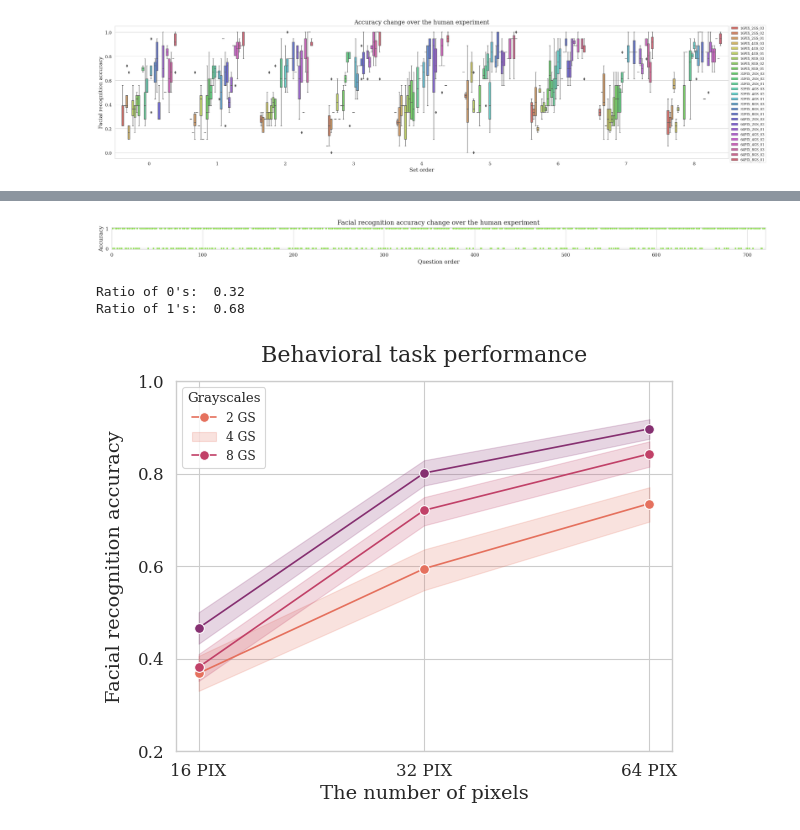
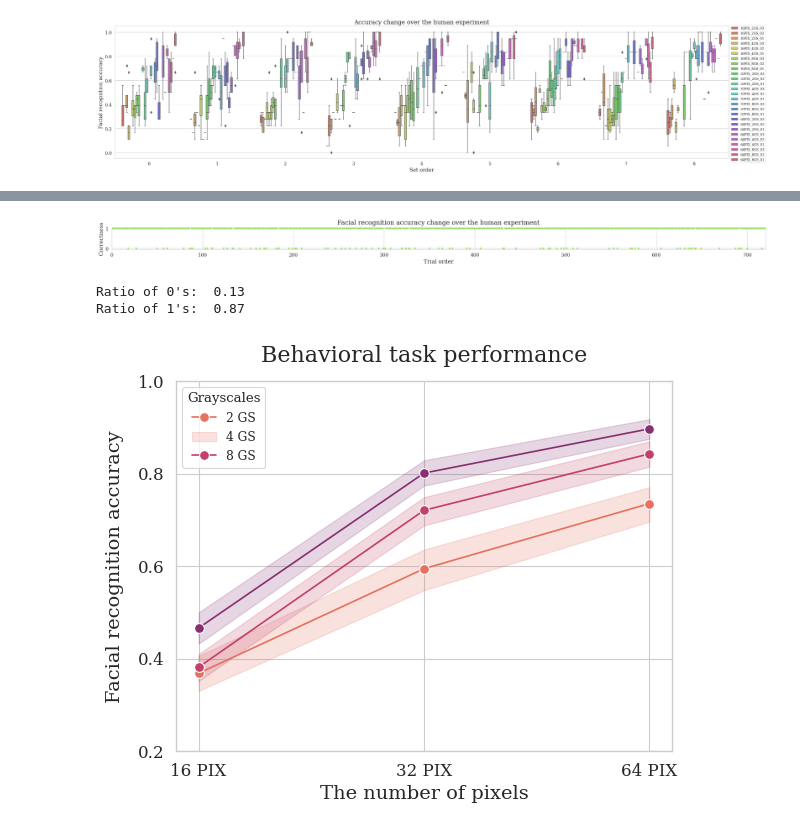
Before and after one commit to namin-an/BionicEye, a Jupyter notebook: Notebooks/Visualization.ipynb, the cells around one changed output, grey strips where cells are left out. Drawn from its saved outputs; the diff is of its cells as text; code cells hidden in the pictures.

```diff
--- a/Notebooks/Visualization.ipynb
+++ b/Notebooks/Visualization.ipynb
@@ -206,7 +227,17 @@ test_loader = DataLoader(KFaceDataset, batch_size=1, shuffle=False)
 hum_mod_df = processed_human_df_T.copy()
 
 for i in range(1, len(model_state_dict_files)+1):
-    model = CNN(class_num).to(device)
+    if train == 'RL':
+        if model_type == 'PPO':
+            model = PPO(class_num, env_type, learning_rate, gamma, lmbda, eps_clip, batch_size, device)
+        elif model_type == 'REINFORCE':
+            model = Policy(class_num, env_type, learning_rate, gamma, device)
+        elif model_type == 'AC':
+            model = AC(class_num, env_type, learning_rate, gamma, batch_size, device)
+        elif model_type == 'DQN':
+            model = DQN(class_num, env_type, device)
+    elif train == 'SL':
+        model = CNN(class_num).to(device)
     model.load_state_dict(torch.load(model_state_dict_files[i-1]))
 
     temp_lst = []
@@ -358,24 +380,23 @@ for (i, pix) in enumerate(pix_lst):
 # %%
 # Draw accuracy values per set order
 plt.figure(figsize=(30, 1))
-x = range(processed_human_df.shape[-1])
-y_mode = processed_human_df.mode(axis=0).iloc[0, :]
-sns.scatterplot(x=x, y=y_mode, color=sns.color_palette('hls', 8)[2])
+x = range(processed_human_df_T.shape[0])
+sns.scatterplot(x=x, y='Mode', data=processed_human_df_T, color=sns.color_palette('hls', 8)[2])
 plt.xlim([0, 720])
-plt.xlabel('Question order')
-plt.ylabel('Accuracy')
+plt.xlabel('Trial order')
+plt.ylabel('Correctness')
 plt.title('Facial recognition accuracy change over the human experiment', y=1.03)
 plt.show()
 
 for i in range(2):
-    count = pd.Series.value_counts(y_mode)[i]
-    tot_count = pd.Series.count(y_mode)
+    count = pd.Series.value_counts(processed_human_df_T['Mode'])[i]
+    tot_count = pd.Series.count(processed_human_df_T['Mode'])
     ratio = count / tot_count
     print(f"Ratio of {i}'s: {ratio : .2f}")
 # %% [output]
-[figure, old version]
+[figure, new version]
-Ratio of 0's:  0.32
-Ratio of 1's:  0.68
+Ratio of 0's:  0.13
+Ratio of 1's:  0.87
 # %%
 # Draw accuracy plots based on PIX & GS
 processed_human_df_T = processed_human_df_T.sort_values(by=['PIX', 'GS'])
```
Also changed, not shown: parts of 8 cells of this notebook.
